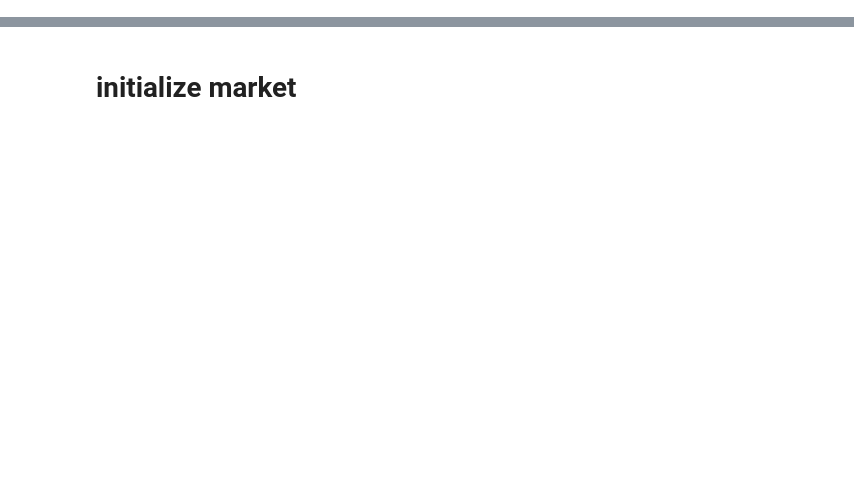
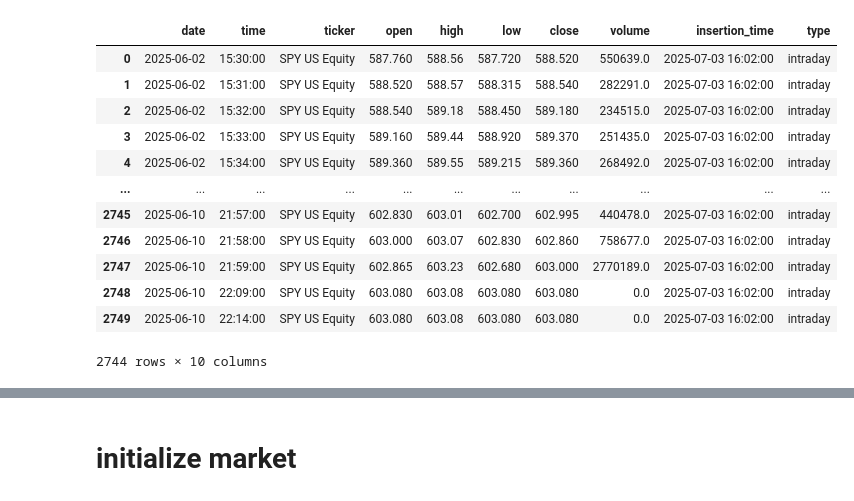
Before and after one commit to andrea220/backtester, a Jupyter notebook: tester_intraday.ipynb, the cells around one changed output, grey strips where cells are left out. Drawn from its saved outputs; the diff is of its cells as text; code cells hidden in the pictures; blank space fills up the shorter version.

```diff
--- a/tester_intraday.ipynb
+++ b/tester_intraday.ipynb
@@ -4,0 +228,3 @@ import backtester as bt
+# %%
+df = self.load_prices(universe[0], start_date, end_date)
+df = df.to_pandas()
@@ -4,0 +235,16 @@ import backtester as bt
+# %%
+df[df['type'] == 'intraday']
+# %% [output]
+|  | date | time | ticker | open | high | low | close | volume | insertion_time | type |
+| 0 | 2025-06-02 | 15:30:00 | SPY US Equity | 587.760 | 588.56 | 587.720 | 588.520 | 550639.0 | 2025-07-03 16:02:00 | intraday |
+| 1 | 2025-06-02 | 15:31:00 | SPY US Equity | 588.520 | 588.57 | 588.315 | 588.540 | 282291.0 | 2025-07-03 16:02:00 | intraday |
+| 2 | 2025-06-02 | 15:32:00 | SPY US Equity | 588.540 | 589.18 | 588.450 | 589.180 | 234515.0 | 2025-07-03 16:02:00 | intraday |
+| 3 | 2025-06-02 | 15:33:00 | SPY US Equity | 589.160 | 589.44 | 588.920 | 589.370 | 251435.0 | 2025-07-03 16:02:00 | intraday |
+| 4 | 2025-06-02 | 15:34:00 | SPY US Equity | 589.360 | 589.55 | 589.215 | 589.360 | 268492.0 | 2025-07-03 16:02:00 | intraday |
+| ... | ... | ... | ... | ... | ... | ... | ... | ... | ... | ... |
+| 2745 | 2025-06-10 | 21:57:00 | SPY US Equity | 602.830 | 603.01 | 602.700 | 602.995 | 440478.0 | 2025-07-03 16:02:00 | intraday |
+| 2746 | 2025-06-10 | 21:58:00 | SPY US Equity | 603.000 | 603.07 | 602.830 | 602.860 | 758677.0 | 2025-07-03 16:02:00 | intraday |
+| 2747 | 2025-06-10 | 21:59:00 | SPY US Equity | 602.865 | 603.23 | 602.680 | 603.000 | 2770189.0 | 2025-07-03 16:02:00 | intraday |
+| 2748 | 2025-06-10 | 22:09:00 | SPY US Equity | 603.080 | 603.08 | 603.080 | 603.080 | 0.0 | 2025-07-03 16:02:00 | intraday |
+| 2749 | 2025-06-10 | 22:14:00 | SPY US Equity | 603.080 | 603.08 | 603.080 | 603.080 | 0.0 | 2025-07-03 16:02:00 | intraday |
+2744 rows × 10 columns
```
Also changed, not shown: parts of 20 cells of this notebook, 3 other files.
